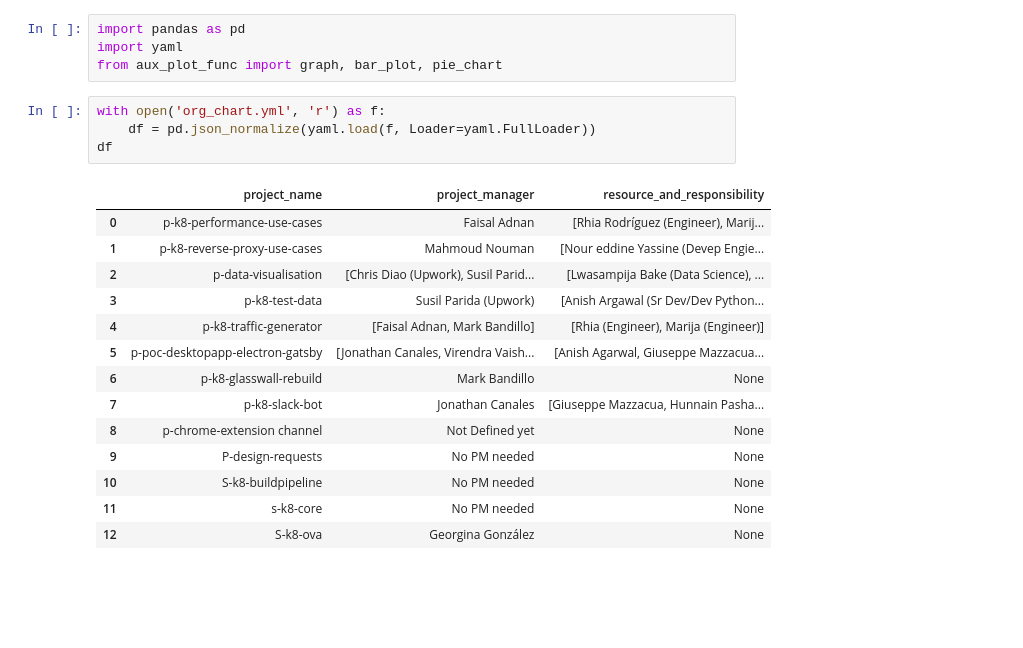
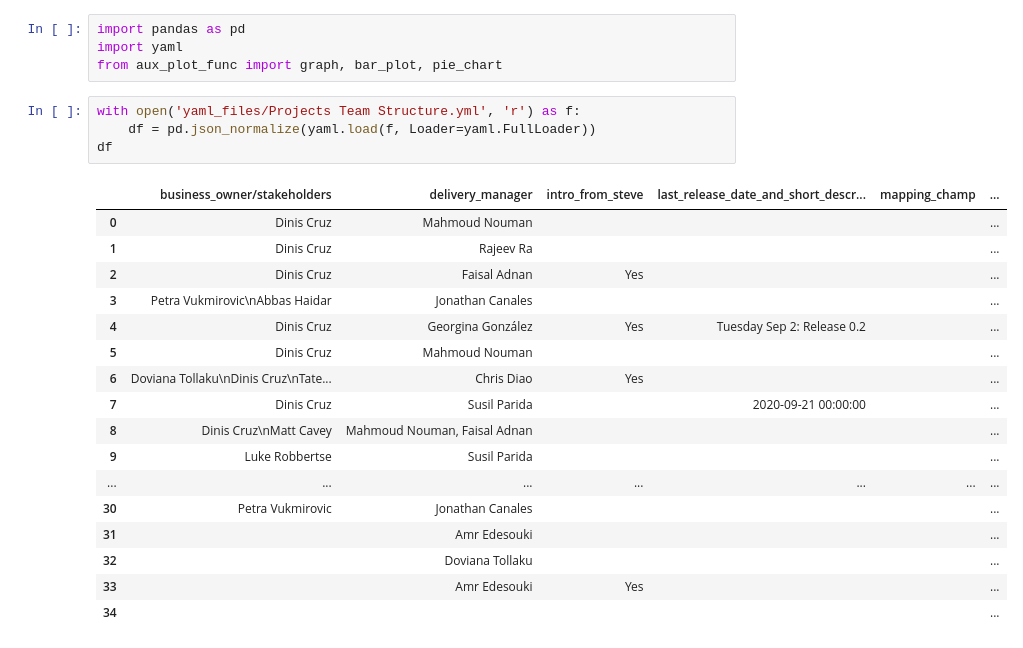
Before and after one commit to lucia15/k8-data-visualization, a Jupyter notebook: upwork-devs/Pappaterra-Lucia/Org_Chart_Vis.ipynb, the cells around one changed output. Drawn from its saved outputs; the diff is of its cells as text; blank space fills up the shorter version.

```diff
--- a/upwork-devs/Pappaterra-Lucia/Org_Chart_Vis.ipynb
+++ b/upwork-devs/Pappaterra-Lucia/Org_Chart_Vis.ipynb
@@ -5,21 +28,24 @@ import pandas as pd
 import yaml
 from aux_plot_func import graph, bar_plot, pie_chart
 # %%
-with open('org_chart.yml', 'r') as f:
+with open('yaml_files/Projects Team Structure.yml', 'r') as f:
     df = pd.json_normalize(yaml.load(f, Loader=yaml.FullLoader))
 df
 # %% [output]
-|  | project_name | project_manager | resource_and_responsibility |
-| 0 | p-k8-performance-use-cases | Faisal Adnan | [Rhia Rodríguez (Engineer), Marij... |
-| 1 | p-k8-reverse-proxy-use-cases | Mahmoud Nouman | [Nour eddine Yassine (Devep Engie... |
-| 2 | p-data-visualisation | [Chris Diao (Upwork), Susil Parid... | [Lwasampija Bake (Data Science), ... |
-| 3 | p-k8-test-data | Susil Parida (Upwork) | [Anish Argawal (Sr Dev/Dev Python... |
-| 4 | p-k8-traffic-generator | [Faisal Adnan, Mark Bandillo] | [Rhia (Engineer), Marija (Engineer)] |
-| 5 | p-poc-desktopapp-electron-gatsby | [Jonathan Canales, Virendra Vaish... | [Anish Agarwal, Giuseppe Mazzacua... |
-| 6 | p-k8-glasswall-rebuild | Mark Bandillo | None |
-| 7 | p-k8-slack-bot | Jonathan Canales | [Giuseppe Mazzacua, Hunnain Pasha... |
-| 8 | p-chrome-extension channel | Not Defined yet | None |
-| 9 | P-design-requests | No PM needed | None |
-| 10 | S-k8-buildpipeline | No PM needed | None |
-| 11 | s-k8-core | No PM needed | None |
-| 12 | S-k8-ova | Georgina González | None |
+|  | business_owner/stakeholders | delivery_manager | intro_from_steve | last_release_date_and_short_descr... | mapping_champ | ... |
+| 0 | Dinis Cruz | Mahmoud Nouman |  |  |  | ... |
+| 1 | Dinis Cruz | Rajeev Ra |  |  |  | ... |
+| 2 | Dinis Cruz | Faisal Adnan | Yes |  |  | ... |
+| 3 | Petra Vukmirovic\nAbbas Haidar | Jonathan Canales |  |  |  | ... |
+| 4 | Dinis Cruz | Georgina González | Yes | Tuesday Sep 2: Release 0.2 |  | ... |
+| 5 | Dinis Cruz | Mahmoud Nouman |  |  |  | ... |
+| 6 | Doviana Tollaku\nDinis Cruz\nTate... | Chris Diao | Yes |  |  | ... |
+| 7 | Dinis Cruz | Susil Parida |  | 2020-09-21 00:00:00 |  | ... |
+| 8 | Dinis Cruz\nMatt Cavey | Mahmoud Nouman, Faisal Adnan |  |  |  | ... |
+| 9 | Luke Robbertse | Susil Parida |  |  |  | ... |
+| ... | ... | ... | ... | ... | ... | ... |
+| 30 | Petra Vukmirovic | Jonathan Canales |  |  |  | ... |
+| 31 |  | Amr Edesouki |  |  |  | ... |
+| 32 |  | Doviana Tollaku |  |  |  | ... |
+| 33 |  | Amr Edesouki | Yes |  |  | ... |
+| 34 |  |  |  |  |  | ... |
```
Also changed, not shown: parts of 5 cells of this notebook, 1 other file.
